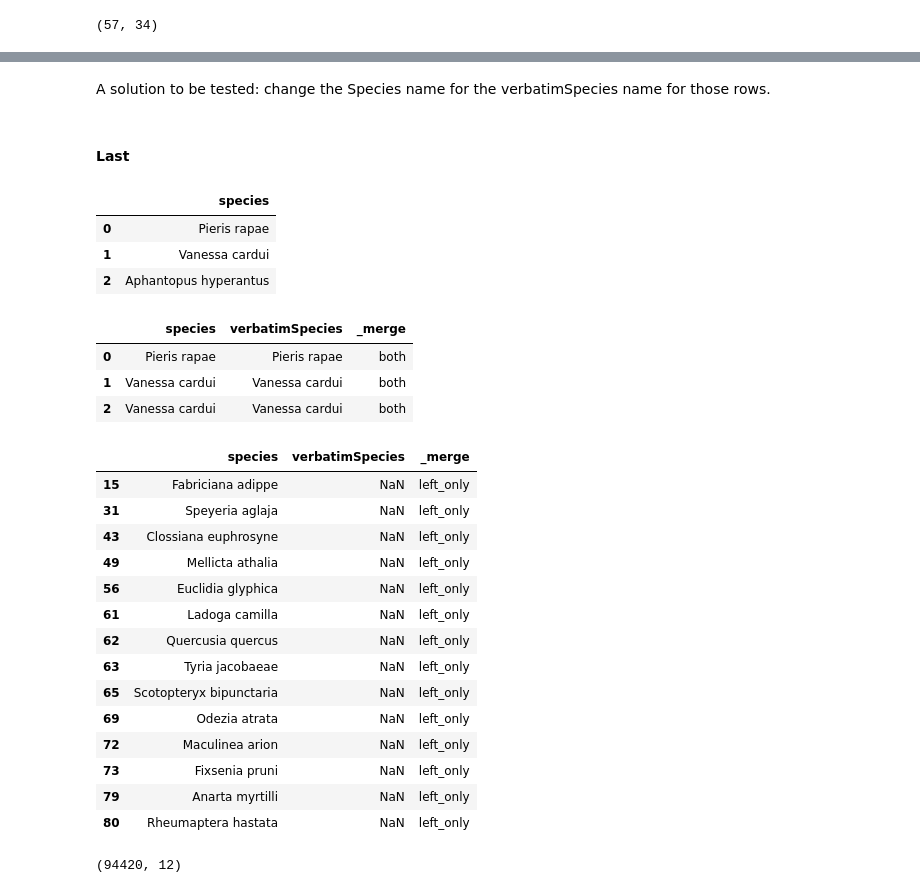
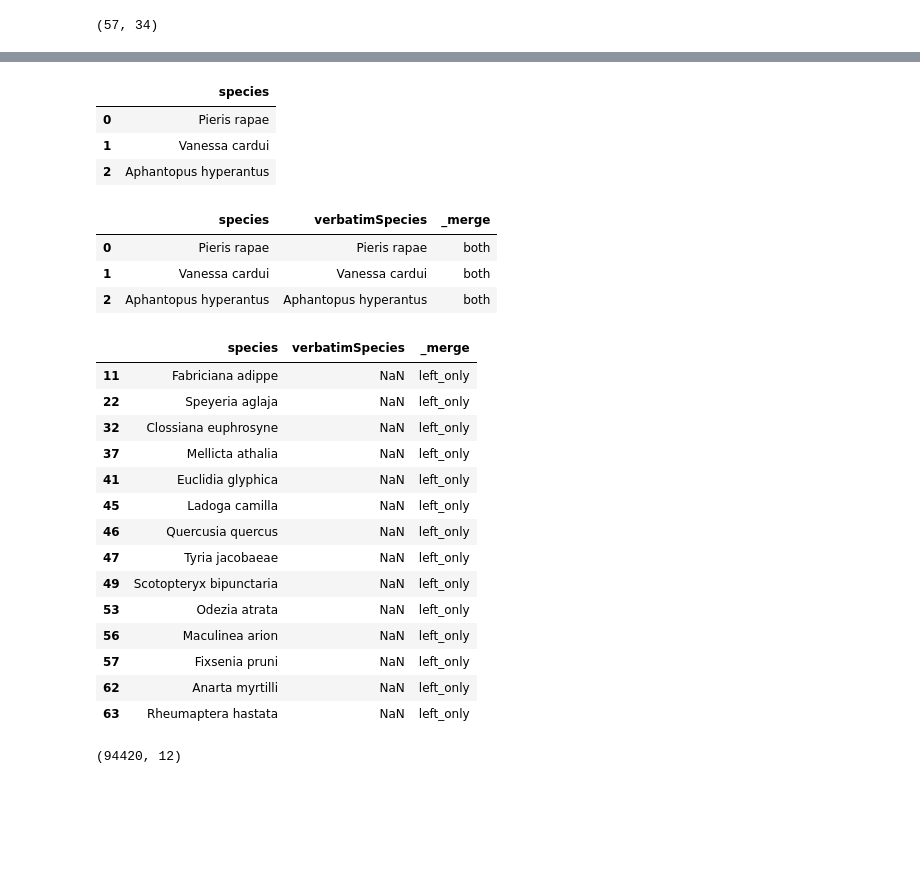
Before and after one commit to chloecousin/Butterflies, a Jupyter notebook: Capstone.ipynb, the cells around one changed output, grey strips where cells are left out. Saved outputs shown, nothing was run; the diff lists cells and outputs as text; code cells hidden in the pictures; blank space fills up the shorter version.

```diff
--- a/Capstone.ipynb
+++ b/Capstone.ipynb
@@ -451,7 +470,3 @@ Name: verbatimSpecies, Length: 270, dtype: int64
-# %% [markdown]
-A solution to be tested: change the Species name for the verbatimSpecies name for those rows.
-# %% [markdown]
-#### Last
 # %%
 UKBMS_species = pd.DataFrame(UKBMS_species)
 UKBMS_species = UKBMS_species.rename(columns={0:'species'})
@@ -463,32 +478,32 @@ UKBMS_species.head(3)
 | 2 | Aphantopus hyperantus |
 # %%
 # Code help: https://www.statology.org/pandas-anti-join/
-Merge = UKBMS_species.merge(df_LepTraits2['verbatimSpecies'], how='outer', left_on='species', right_on='verbatimSpecies', indicator=True)
+Merge = UKBMS_species.merge(df_LepTraits3['verbatimSpecies'], how='outer', left_on='species', right_on='verbatimSpecies', indicator=True)
 Merge.head(3)
 # %% [output]
 |  | species | verbatimSpecies | _merge |
 | 0 | Pieris rapae | Pieris rapae | both |
 | 1 | Vanessa cardui | Vanessa cardui | both |
-| 2 | Vanessa cardui | Vanessa cardui | both |
+| 2 | Aphantopus hyperantus | Aphantopus hyperantus | both |
 # %%
 anti_join = Merge[(Merge._merge=='left_only')]#.drop('_merge', axis=1)
 anti_join
 # %% [output]
 |  | species | verbatimSpecies | _merge |
-| 15 | Fabriciana adippe | NaN | left_only |
-| 31 | Speyeria aglaja | NaN | left_only |
-| 43 | Clossiana euphrosyne | NaN | left_only |
-| 49 | Mellicta athalia | NaN | left_only |
-| 56 | Euclidia glyphica | NaN | left_only |
-| 61 | Ladoga camilla | NaN | left_only |
-| 62 | Quercusia quercus | NaN | left_only |
-| 63 | Tyria jacobaeae | NaN | left_only |
-| 65 | Scotopteryx bipunctaria | NaN | left_only |
-| 69 | Odezia atrata | NaN | left_only |
-| 72 | Maculinea arion | NaN | left_only |
-| 73 | Fixsenia pruni | NaN | left_only |
-| 79 | Anarta myrtilli | NaN | left_only |
-| 80 | Rheumaptera hastata | NaN | left_only |
+| 11 | Fabriciana adippe | NaN | left_only |
+| 22 | Speyeria aglaja | NaN | left_only |
+| 32 | Clossiana euphrosyne | NaN | left_only |
+| 37 | Mellicta athalia | NaN | left_only |
+| 41 | Euclidia glyphica | NaN | left_only |
+| 45 | Ladoga camilla | NaN | left_only |
+| 46 | Quercusia quercus | NaN | left_only |
+| 47 | Tyria jacobaeae | NaN | left_only |
+| 49 | Scotopteryx bipunctaria | NaN | left_only |
+| 53 | Odezia atrata | NaN | left_only |
+| 56 | Maculinea arion | NaN | left_only |
+| 57 | Fixsenia pruni | NaN | left_only |
+| 62 | Anarta myrtilli | NaN | left_only |
+| 63 | Rheumaptera hastata | NaN | left_only |
 # %%
 speciesnotmatched = list(anti_join['species'])
 speciesnotmatched_df = df_UKBMS2[df_UKBMS2['species'].isin(speciesnotmatched)]
```
Also changed, not shown: parts of 96 cells of this notebook.
